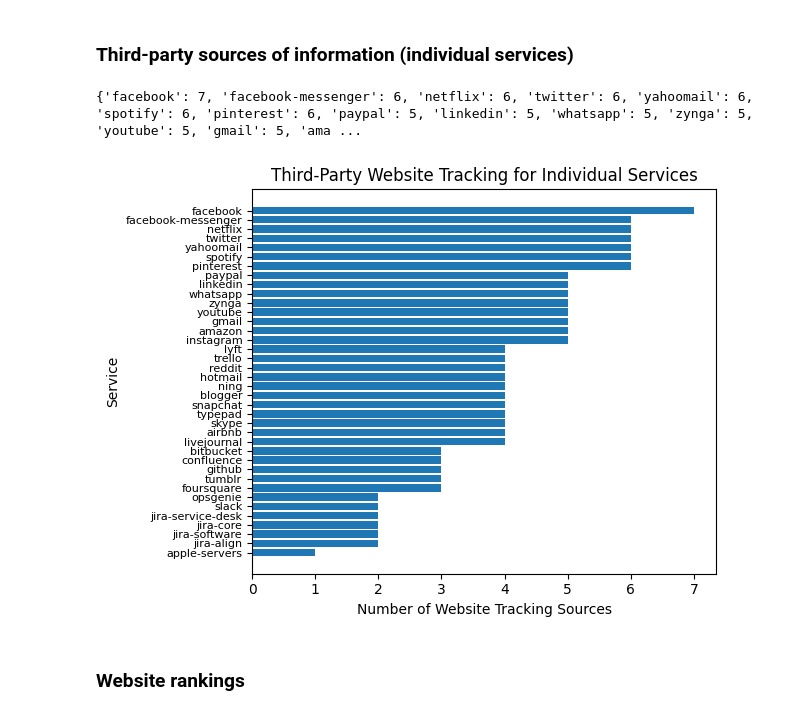
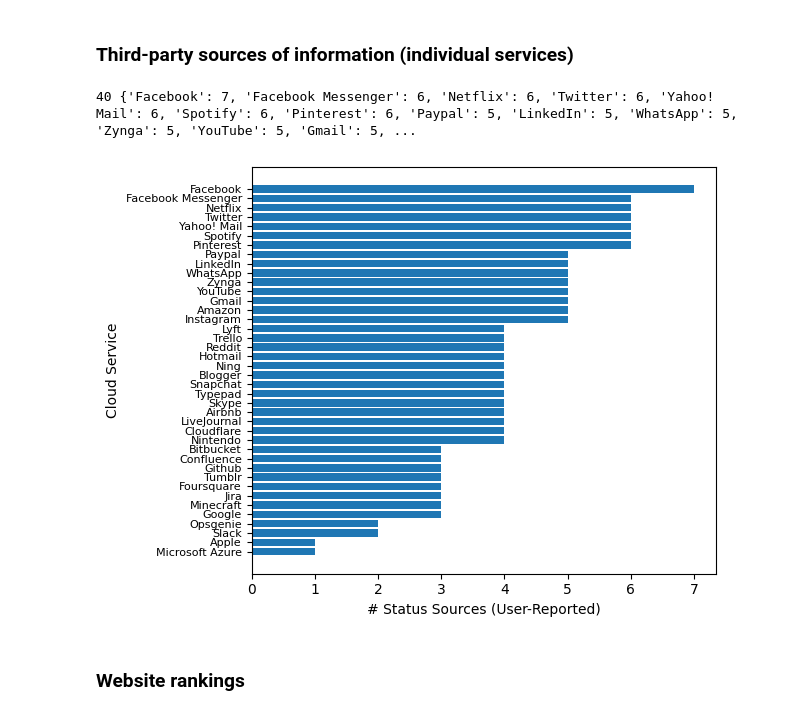
Before and after one commit to shanemin/thesis-msc-cloud-failures, a Jupyter notebook: scripts/viz_sources.ipynb, the cells around one changed output. Drawn from its saved outputs; the diff is of its cells as text; code cells hidden in the pictures.

```diff
--- a/scripts/viz_sources.ipynb
+++ b/scripts/viz_sources.ipynb
@@ -55,27 +58,30 @@ fig.savefig('../output/plots/tps_all.png', dpi=fig.dpi)
 # %%
 # count the number of third-party sources for each service
 tps_per_service = {}
-sources = df['SOURCES'].values
+sources = df['USER_SOURCES'].values
 for num, service in enumerate(df['SERVICE']):
-    tps_per_service.update({service : len(sources[num].split(','))})
+    try: # some do not have user-sources of data
+        tps_per_service.update({service : len(sources[num].split(','))})
+    except:
+        pass
 tps_per_service = dict(sorted(tps_per_service.items(), key=lambda item: item[1], reverse=True))
-print(tps_per_service)
+print(len(tps_per_service), tps_per_service)
 # %% [output]
-{'facebook': 7, 'facebook-messenger': 6, 'netflix': 6, 'twitter': 6, 'yahoomail': 6, 'spotify': 6, 'pinterest': 6, 'paypal': 5, 'linkedin': 5, 'whatsapp': 5, 'zynga': 5, 'youtube': 5, 'gmail': 5, 'ama ...
+40 {'Facebook': 7, 'Facebook Messenger': 6, 'Netflix': 6, 'Twitter': 6, 'Yahoo! Mail': 6, 'Spotify': 6, 'Pinterest': 6, 'Paypal': 5, 'LinkedIn': 5, 'WhatsApp': 5, 'Zynga': 5, 'YouTube': 5, 'Gmail': 5, ...
 # %%
 fig, ax = plt.subplots()
 ax.barh(range(len(tps_per_service)), list(tps_per_service.values()), align='center')
 plt.yticks(range(len(tps_per_service)), list(tps_per_service.keys()))
 plt.tick_params(axis='y', which='major', labelsize=8)
 ax.invert_yaxis()
-plt.title("Third-Party Website Tracking for Individual Services")
-plt.xlabel("Number of Website Tracking Sources")
-plt.ylabel("Service")
+# plt.title("Third-Party Website Tracking for Individual Services")
+plt.xlabel("# Status Sources (User-Reported)")
+plt.ylabel("Cloud Service")
 plt.tight_layout()
 plt.show()
 fig.savefig('../output/plots/tps_individual.png', dpi=fig.dpi)
 # %% [output]
-[figure, old version]
+[figure, new version]
 # %% [markdown]
 ### Website rankings
 # %%
```
Also changed, not shown: parts of 12 cells of this notebook, 11 other files.
